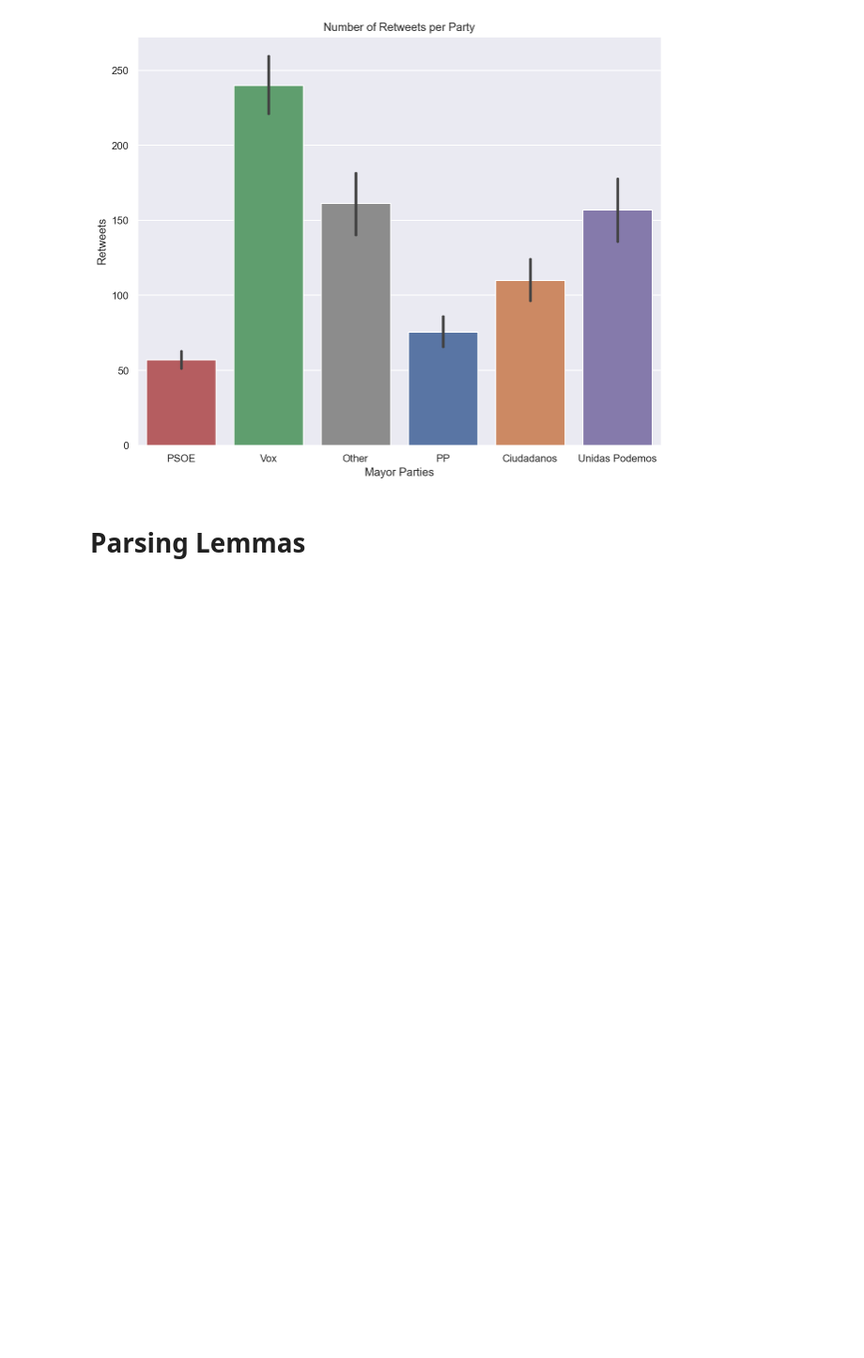
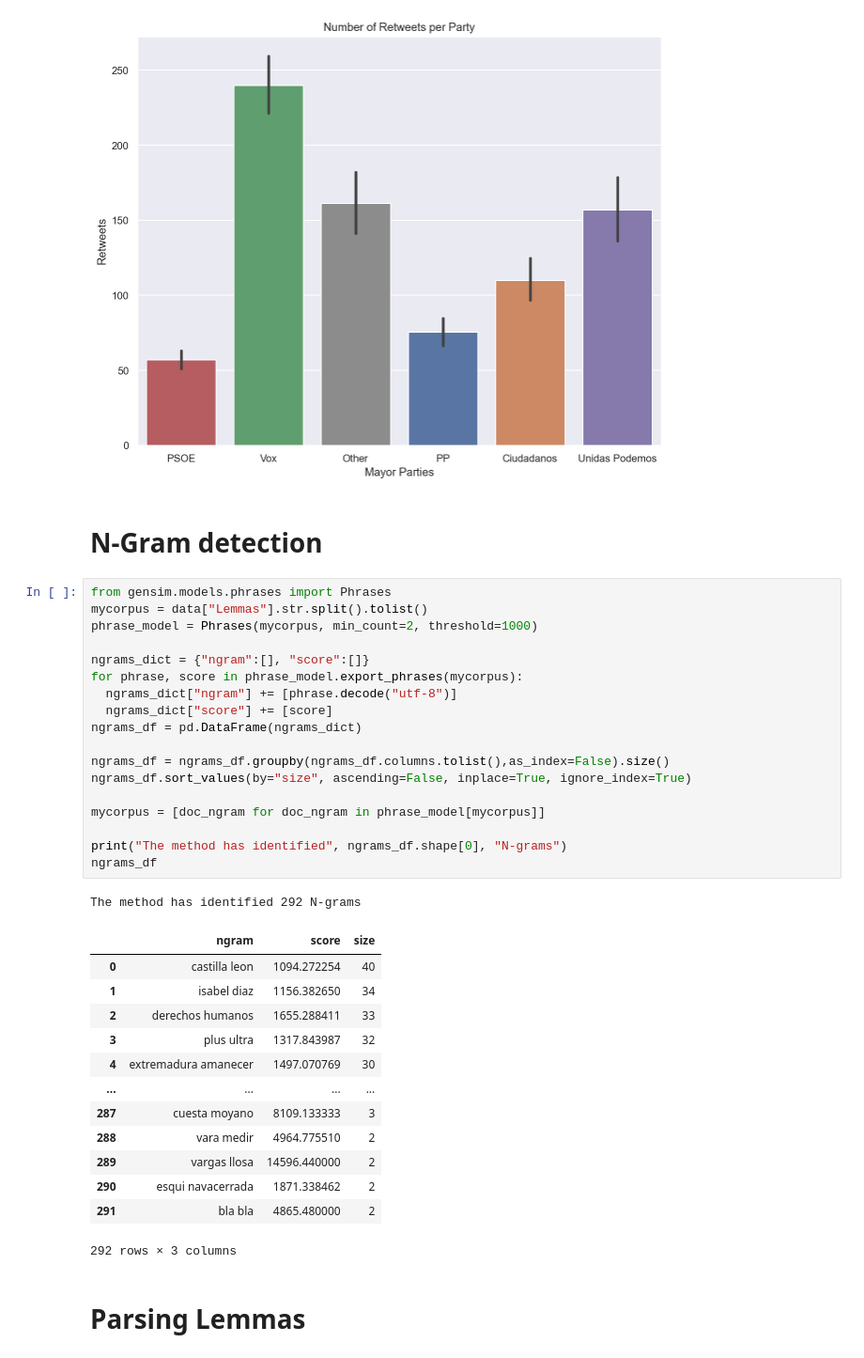
Before and after one commit to saizk/NLP-with-Spanish-Politicians-Tweets, a Jupyter notebook: task1_nlp.ipynb, the cells around one changed output. Shown at 94% size. Drawn from its saved outputs; the diff is of its cells as text; blank space fills up the shorter version.

Commit message:
ngram detection

```diff
--- a/task1_nlp.ipynb
+++ b/task1_nlp.ipynb
@@ -126,6 +127,41 @@ plt.title('Number of Retweets per Party')
 plt.show()
 # %% [output]
 [figure]
+# %% [markdown]
+# N-Gram detection
+# %%
+from gensim.models.phrases import Phrases
+mycorpus = data["Lemmas"].str.split().tolist()
+phrase_model = Phrases(mycorpus, min_count=2, threshold=1000)
+
+ngrams_dict = {"ngram":[], "score":[]}
+for phrase, score in phrase_model.export_phrases(mycorpus):
+  ngrams_dict["ngram"] += [phrase.decode("utf-8")]
+  ngrams_dict["score"] += [score]
+ngrams_df = pd.DataFrame(ngrams_dict)
+
+ngrams_df = ngrams_df.groupby(ngrams_df.columns.tolist(),as_index=False).size()
+ngrams_df.sort_values(by="size", ascending=False, inplace=True, ignore_index=True)
+
+mycorpus = [doc_ngram for doc_ngram in phrase_model[mycorpus]]
+
+print("The method has identified", ngrams_df.shape[0], "N-grams")
+ngrams_df
+# %% [output]
+The method has identified 292 N-grams
+|  | ngram | score | size |
+| 0 | castilla leon | 1094.272254 | 40 |
+| 1 | isabel diaz | 1156.382650 | 34 |
+| 2 | derechos humanos | 1655.288411 | 33 |
+| 3 | plus ultra | 1317.843987 | 32 |
+| 4 | extremadura amanecer | 1497.070769 | 30 |
+| ... | ... | ... | ... |
+| 287 | cuesta moyano | 8109.133333 | 3 |
+| 288 | vara medir | 4964.775510 | 2 |
+| 289 | vargas llosa | 14596.440000 | 2 |
+| 290 | esqui navacerrada | 1871.338462 | 2 |
+| 291 | bla bla | 4865.480000 | 2 |
+292 rows × 3 columns
 # %% [markdown]
 # Parsing Lemmas
 # %%
```
Also changed, not shown: parts of 18 cells of this notebook.
